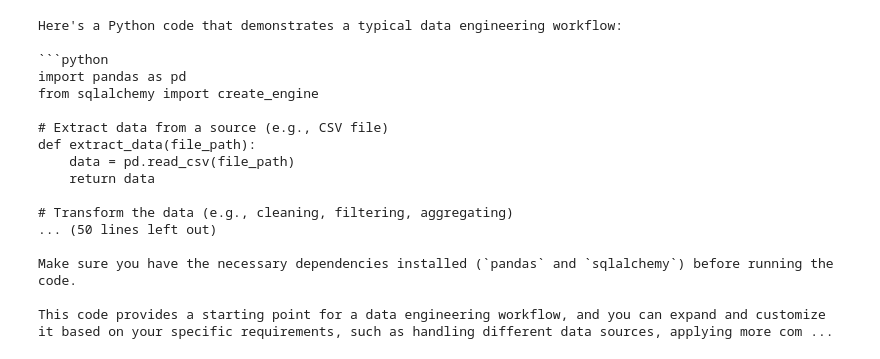
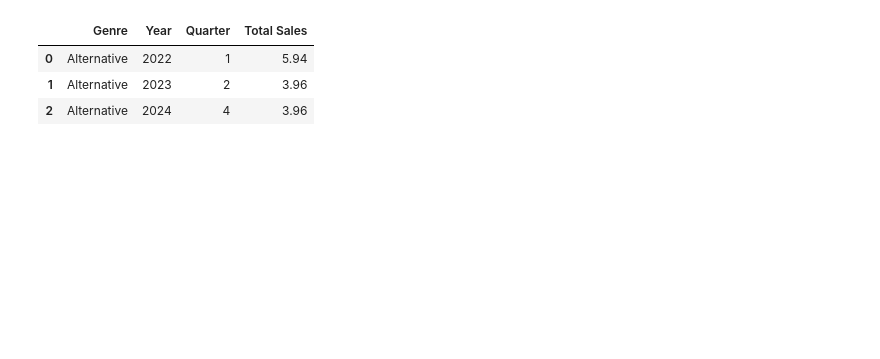
Before and after one commit to cooolbabu/GoogleGemini101, a Jupyter notebook: Claude/Claude102_SQLQueries.ipynb, the cells around one changed output. Cells and saved outputs as stored; diff of their text form; code cells hidden in the pictures; blank space fills up the shorter version.

````diff
--- a/Claude/Claude102_SQLQueries.ipynb
+++ b/Claude/Claude102_SQLQueries.ipynb
@@ -81,3 +81,13 @@ message = client.messages.create(
         {"role": "user", "content": Prompt}
     ]
 )
+# %%
+# Parse the JSON string
+parsed_json = json.loads(message.content[0].text, strict=False)
+
+# Accessing elements
+sql_query = parsed_json["SQL"]
+explanation = parsed_json["Explanation"]
+
+print("SQL Query:", sql_query)
+print("Explanation:", explanation)
@@ -84,39 +112,12 @@ message = client.messages.create(
+# %%
+result = sql_conn.execute(text(sql_query))
+df = pd.DataFrame(result)
+df.head(3)
+# %% [output]
+|  | Genre | Year | Quarter | Total Sales |
+| 0 | Alternative | 2022 | 1 | 5.94 |
+| 1 | Alternative | 2023 | 2 | 3.96 |
+| 2 | Alternative | 2024 | 4 | 3.96 |
 # %%
 pd.set_option('display.max_rows', None)
 df.sort_values(by=['Year', 'Quarter', 'Genre'])
-# %%
-Prompt = "Write a Python code for typical data engineering workflow."
-
-
-completion = client.messages.stream(
-    max_tokens=1024,
-    messages=[
-        {
-            "role": "user",
-            "content": Prompt,
-        }
-    ],
-    model="claude-3-opus-20240229",
-)
-
-with completion as stream:
-    for text in stream.text_stream:
-            print(text, end="", flush=True)
-# %% [output]
-Here's a Python code that demonstrates a typical data engineering workflow:
-
-```python
-import pandas as pd
-from sqlalchemy import create_engine
-
-# Extract data from a source (e.g., CSV file)
-def extract_data(file_path):
-    data = pd.read_csv(file_path)
-    return data
-
-# Transform the data (e.g., cleaning, filtering, aggregating)
-... (50 lines left out)
-
-Make sure you have the necessary dependencies installed (`pandas` and `sqlalchemy`) before running the code.
-
-This code provides a starting point for a data engineering workflow, and you can expand and customize it based on your specific requirements, such as handling different data sources, applying more com ...
````
Also changed, not shown: parts of 4 cells of this notebook.
